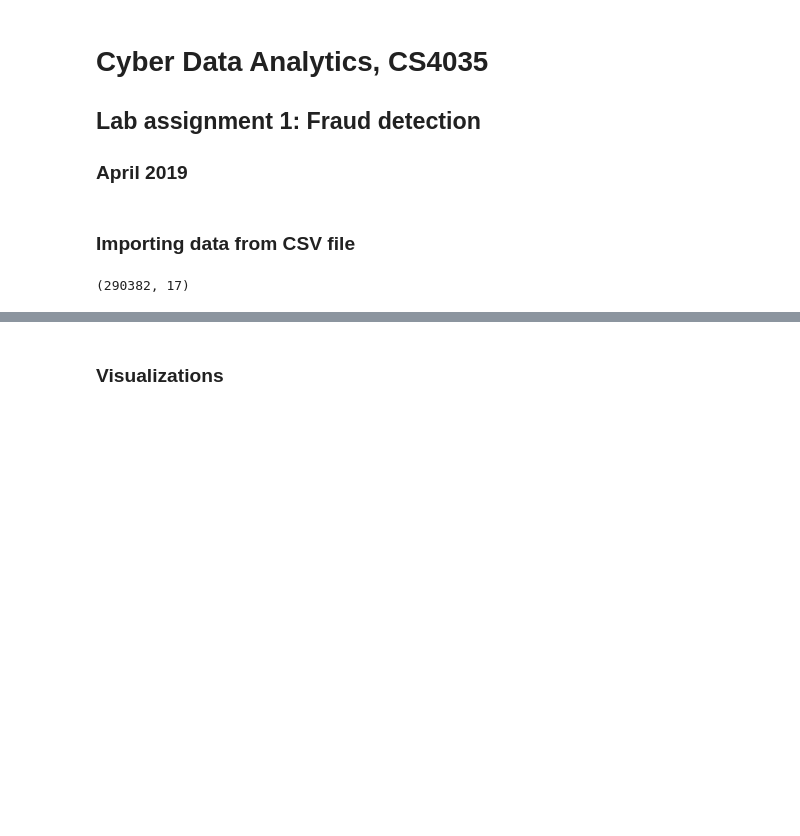
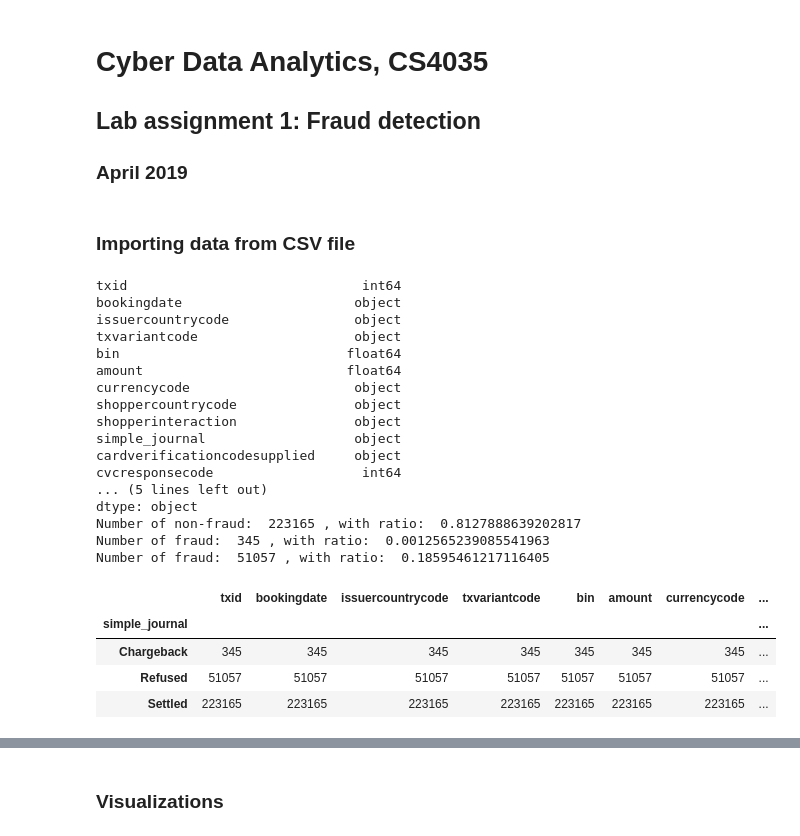
Before and after one commit to giannislelekas/CS4035, a Jupyter notebook: lab1/Lab1.ipynb, the cells around one changed output, grey strips where cells are left out. Drawn from its saved outputs; the diff is of its cells as text; code cells hidden in the pictures; blank space fills up the shorter version.

```diff
--- a/lab1/Lab1.ipynb
+++ b/lab1/Lab1.ipynb
@@ -4,14 +4,44 @@
 ### April 2019
 # %% [markdown]
 ### Importing data from CSV file
-# %%
-import pandas as pd
-from matplotlib import pyplot as plt
-import numpy as np
-
-data = pd.read_csv('./data_for_student_case.csv', sep = ',')
-
-data.head()
-data.shape
-# %% [output]
-(290382, 17)
+# %%
+import pandas as pd
+from matplotlib import pyplot as plt
+import numpy as np
+
+data = pd.read_csv('./data_for_student_case.csv', sep = ',')
+data = data.dropna()
+
+data.head()
+data.shape
+print(data.dtypes)
+
+labels = data['simple_journal']
+print("Number of non-fraud: ", np.sum(labels == 'Settled'), ", with ratio: ", np.sum(labels == 'Settled')/len(labels))
+print("Number of fraud: ", np.sum(labels == 'Chargeback'), ", with ratio: ", np.sum(labels == 'Chargeback')/len(labels))
+print("Number of fraud: ", np.sum(labels == 'Refused'), ", with ratio: ", np.sum(labels == 'Refused')/len(labels))
+
+data.groupby(by = 'simple_journal').count()
+# %% [output]
+txid                              int64
+bookingdate                      object
+issuercountrycode                object
+txvariantcode                    object
+bin                             float64
+amount                          float64
+currencycode                     object
+shoppercountrycode               object
+shopperinteraction               object
+simple_journal                   object
+cardverificationcodesupplied     object
+cvcresponsecode                   int64
+... (5 lines left out)
+dtype: object
+Number of non-fraud:  223165 , with ratio:  0.8127888639202817
+Number of fraud:  345 , with ratio:  0.0012565239085541963
+Number of fraud:  51057 , with ratio:  0.18595461217116405
+|  | txid | bookingdate | issuercountrycode | txvariantcode | bin | amount | currencycode | ... |
+| simple_journal |  |  |  |  |  |  |  | ... |
+| Chargeback | 345 | 345 | 345 | 345 | 345 | 345 | 345 | ... |
+| Refused | 51057 | 51057 | 51057 | 51057 | 51057 | 51057 | 51057 | ... |
+| Settled | 223165 | 223165 | 223165 | 223165 | 223165 | 223165 | 223165 | ... |
```
Also changed, not shown: parts of 8 cells of this notebook.
